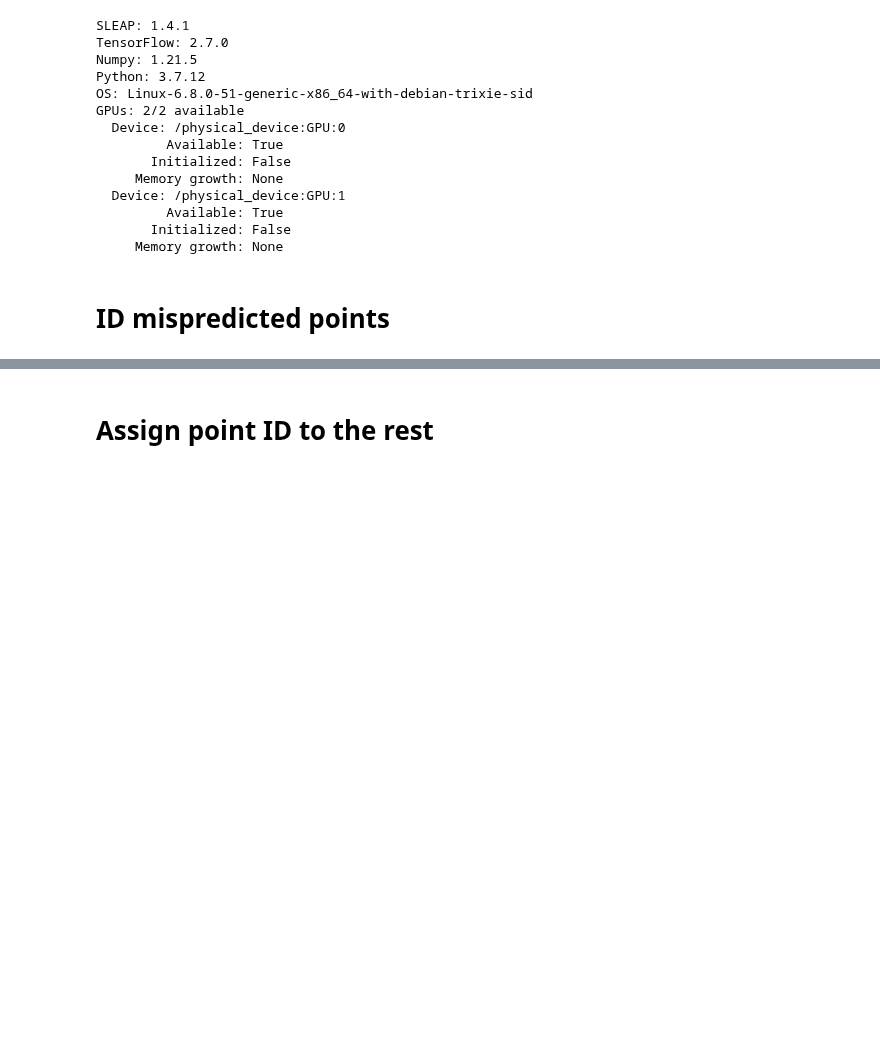
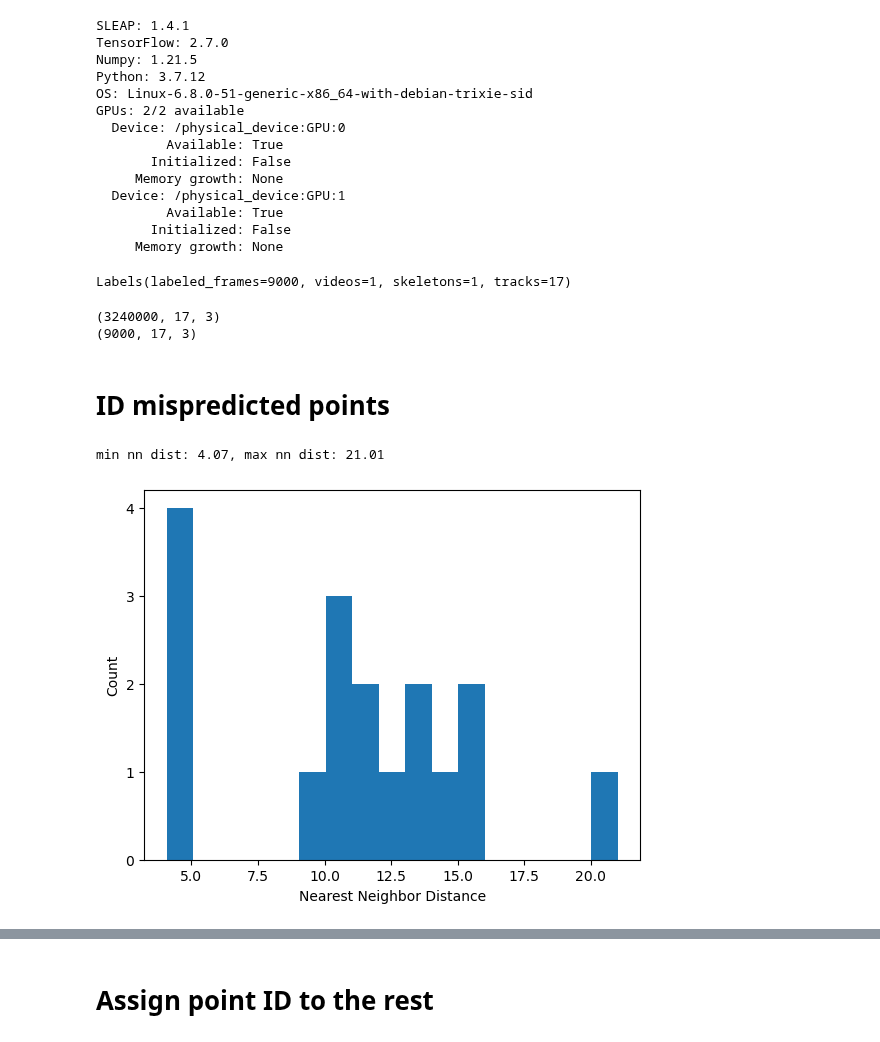
Before and after one commit to mingxiaowei/jelly-sleap, a Jupyter notebook: sleap/jelly/notebook/manual_correction.ipynb, the cells around one changed output, grey strips where cells are left out. Cells and saved outputs as stored; diff of their text form; code cells hidden in the pictures; blank space fills up the shorter version.

```diff
--- a/sleap/jelly/notebook/manual_correction.ipynb
+++ b/sleap/jelly/notebook/manual_correction.ipynb
@@ -27,5 +27,43 @@ GPUs: 2/2 available
          Available: True
        Initialized: False
      Memory growth: None
+# %%
+dataset_path = '/home/mingxiao/Desktop/jellyfish/video/video_1_clips/correction_test/a1_1h_1m_w_scores.slp'
+dataset = sleap.load_file(dataset_path)
+print(dataset)
+# %% [output]
+Labels(labeled_frames=9000, videos=1, skeletons=1, tracks=17)
+# %%
+multi_4k_points_path = '/home/mingxiao/Desktop/jellyfish/label/multifish/predictions/multifish_animal_1_v10_predicted_points_with_score.npy'
+multi_4k_points = np.load(multi_4k_points_path)
+print(multi_4k_points.shape)
+start_idx = 150 * 60 * 60
+end_idx = 150 * 60 * 61
+multi_pts_clip = multi_4k_points[start_idx:end_idx]
+print(multi_pts_clip.shape)
+# %% [output]
+(3240000, 17, 3)
+(9000, 17, 3)
 # %% [markdown]
 # ID mispredicted points
+# %%
+def plot_nn_dist(frame_pts):
+    pt_cnt = frame_pts.shape[0]
+    nn_dists = []
+    for i in range(pt_cnt):
+        pt = frame_pts[i]
+        dists = np.linalg.norm(frame_pts[np.arange(pt_cnt) != i] - pt, axis=1)
+        nn_dists.append(np.min(dists))
+    nn_dists = np.array(nn_dists)
+    print(f'min nn dist: {np.min(nn_dists):.2f}, max nn dist: {np.max(nn_dists):.2f}')
+    plt.hist(nn_dists, bins=pt_cnt)
+    plt.xlabel('Nearest Neighbor Distance')
+    plt.ylabel('Count')
+    plt.gca().yaxis.set_major_locator(plt.MaxNLocator(integer=True))  # Force integer y-axis ticks
+    plt.show()
+# %%
+frame_idx = 50
+plot_nn_dist(multi_pts_clip[frame_idx, :, :2])
+# %% [output]
+min nn dist: 4.07, max nn dist: 21.01
+[figure, added]
```
Also changed, not shown: parts of 5 cells of this notebook, 4 other files.
